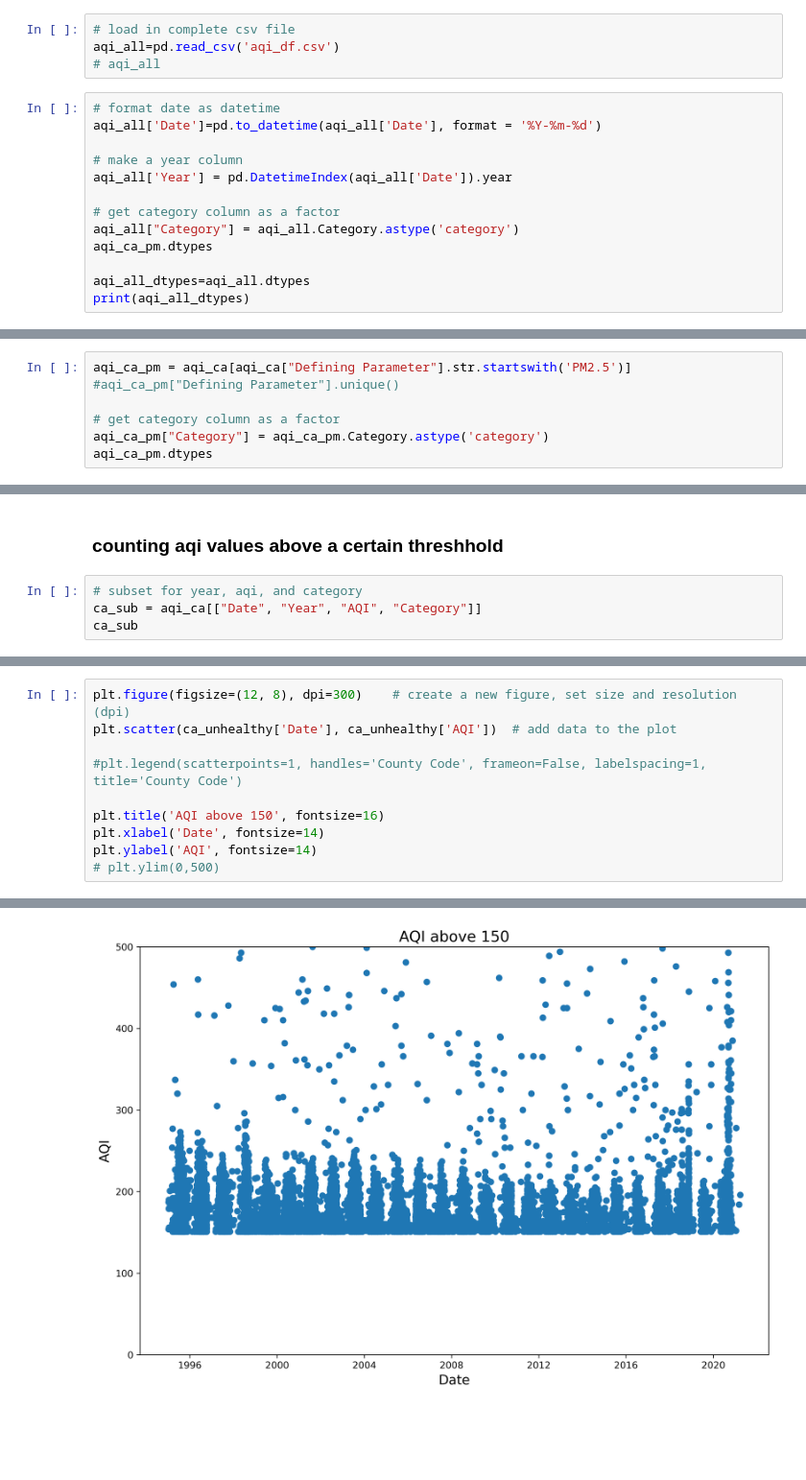
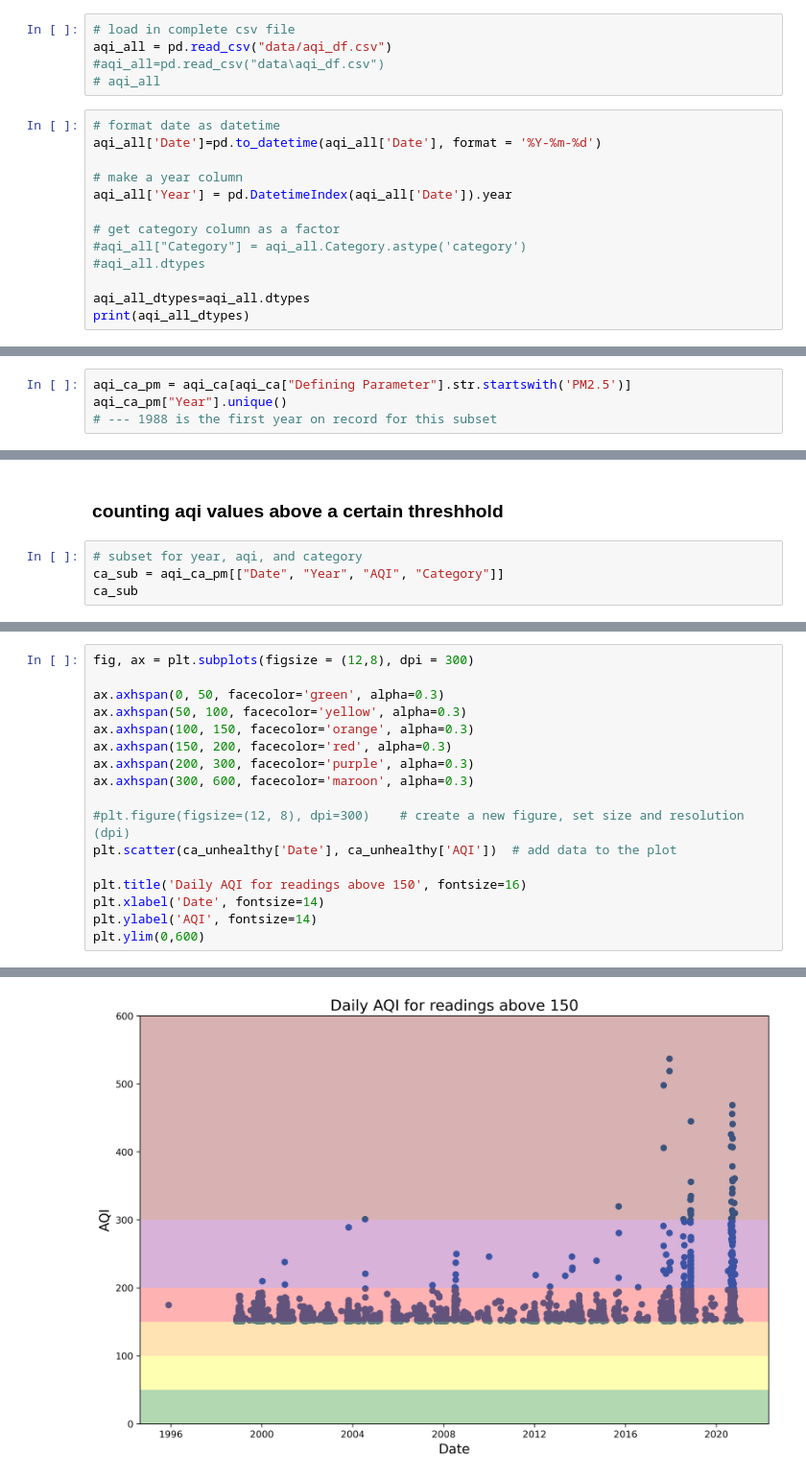
Before and after one commit to aqi-science/notebook, a Jupyter notebook: wildfire.ipynb, the cells around one changed output, grey strips where cells are left out. Shown at 96% size. Saved outputs shown, nothing was run; the diff lists cells and outputs as text; blank space fills up the shorter version.

Commit message:
included color bands for thresholds and tweaked last bar graph

```diff
--- a/wildfire.ipynb
+++ b/wildfire.ipynb
@@ -11,6 +12,7 @@ import datetime
 # %%
 # load in complete csv file
-aqi_all=pd.read_csv('aqi_df.csv')
+aqi_all = pd.read_csv("data/aqi_df.csv")
+#aqi_all=pd.read_csv("data\aqi_df.csv")
 # aqi_all
 # %%
 # format date as datetime
@@ -20,8 +22,8 @@ aqi_all['Date']=pd.to_datetime(aqi_all['Date'], format = '%Y-%m-%d')
 aqi_all['Year'] = pd.DatetimeIndex(aqi_all['Date']).year
 
 # get category column as a factor
-aqi_all["Category"] = aqi_all.Category.astype('category')
-aqi_ca_pm.dtypes
+#aqi_all["Category"] = aqi_all.Category.astype('category')
+#aqi_all.dtypes
 
 aqi_all_dtypes=aqi_all.dtypes
 print(aqi_all_dtypes)
@@ -87,9 +74,6 @@ aqi_ca["Defining Parameter"].unique()
 array(['PM2.5', 'Ozone', 'PM10', 'CO', 'NO2', 'SO2'], dtype=object)
 # %%
 aqi_ca_pm = aqi_ca[aqi_ca["Defining Parameter"].str.startswith('PM2.5')]
-#aqi_ca_pm["Defining Parameter"].unique()
-
-# get category column as a factor
-aqi_ca_pm["Category"] = aqi_ca_pm.Category.astype('category')
-aqi_ca_pm.dtypes
+aqi_ca_pm["Year"].unique()
+# --- 1988 is the first year on record for this subset
 # %% [output]
@@ -184,7 +147,7 @@ plt.ylim(0,90)
 ### counting aqi values above a certain threshhold
 # %%
 # subset for year, aqi, and category
-ca_sub = aqi_ca[["Date", "Year", "AQI", "Category"]]
+ca_sub = aqi_ca_pm[["Date", "Year", "AQI", "Category"]]
 ca_sub
 # %% [output]
 |  | Date | Year | AQI | Category |
@@ -218,11 +185,18 @@ Categories (3, object): ['Very Unhealthy', 'Unhealthy', 'Hazardous']
 # %%
-plt.figure(figsize=(12, 8), dpi=300)    # create a new figure, set size and resolution (dpi)
+fig, ax = plt.subplots(figsize = (12,8), dpi = 300)
+
+ax.axhspan(0, 50, facecolor='green', alpha=0.3)
+ax.axhspan(50, 100, facecolor='yellow', alpha=0.3)
+ax.axhspan(100, 150, facecolor='orange', alpha=0.3)
+ax.axhspan(150, 200, facecolor='red', alpha=0.3)
+ax.axhspan(200, 300, facecolor='purple', alpha=0.3)
+ax.axhspan(300, 600, facecolor='maroon', alpha=0.3)
+
+#plt.figure(figsize=(12, 8), dpi=300)    # create a new figure, set size and resolution (dpi)
 plt.scatter(ca_unhealthy['Date'], ca_unhealthy['AQI'])  # add data to the plot
 
-#plt.legend(scatterpoints=1, handles='County Code', frameon=False, labelspacing=1, title='County Code')
-
-plt.title('AQI above 150', fontsize=16)
+plt.title('Daily AQI for readings above 150', fontsize=16)
 plt.xlabel('Date', fontsize=14)
 plt.ylabel('AQI', fontsize=14)
-# plt.ylim(0,500)
+plt.ylim(0,600)
 # %% [output]
@@ -230 +204 @@ plt.ylabel('AQI', fontsize=14)
-[figure, old version]
+[figure, new version]
```
Also changed, not shown: parts of 23 cells of this notebook.
